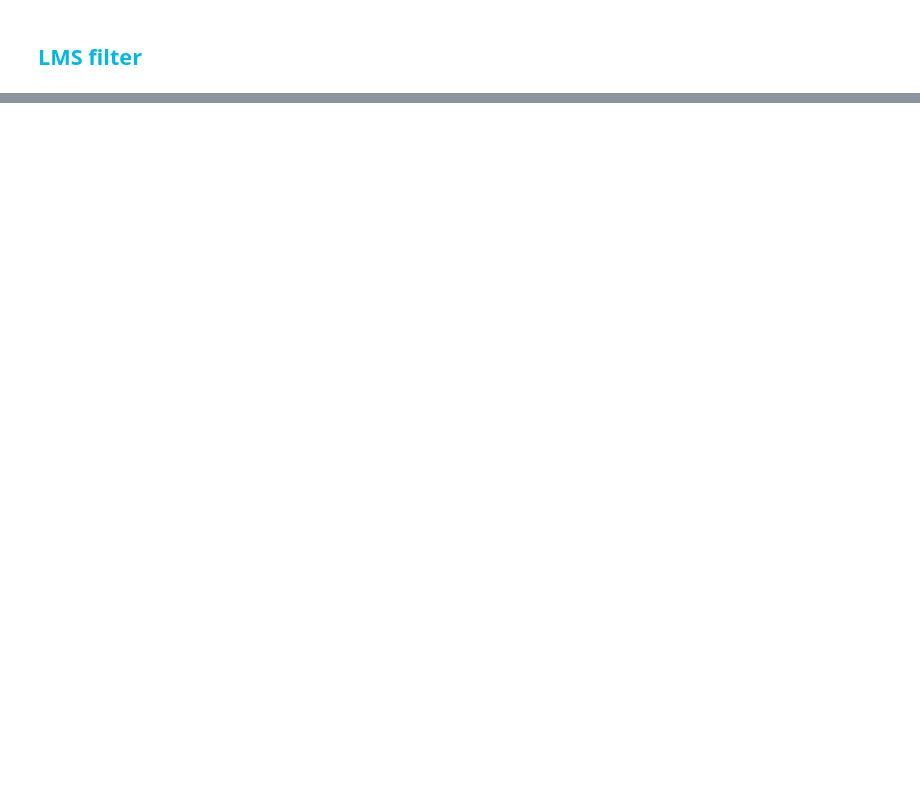
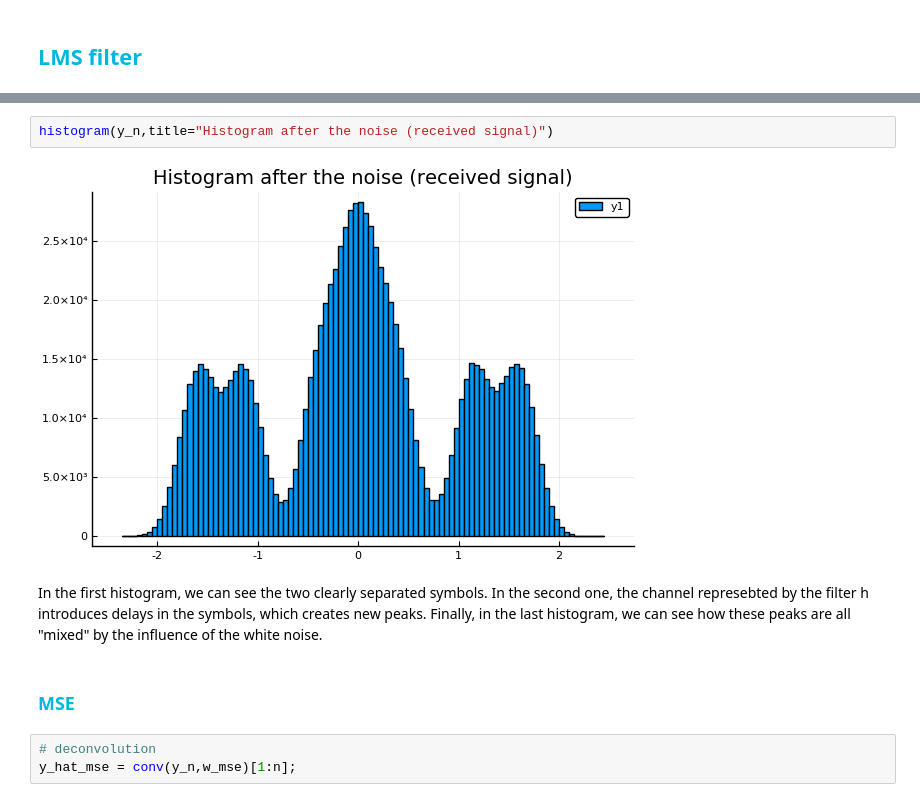
Before and after one commit to gonzaq94/Numerical-Methods-projects, a Jupyter notebook: LMS equalization for digital data recovery.ipynb, the cells around one changed output, grey strips where cells are left out. Drawn from its saved outputs; the diff is of its cells as text; blank space fills up the shorter version.

```diff
--- a/LMS equalization for digital data recovery.ipynb
+++ b/LMS equalization for digital data recovery.ipynb
@@ -168,0 +176,11 @@ w_mse
+# %%
+histogram(y_n,title="Histogram after the noise (received signal)")
+# %% [output]
+[figure, added]
+# %% [markdown]
+In the first histogram, we can see the two clearly separated symbols. In the second one, the channel represebted by the filter h introduces delays in the symbols, which creates new peaks. Finally, in the last histogram, we can see how these peaks are all "mixed" by the influence of the white noise.
+# %% [markdown]
+### <span style="color:#00B8DE"> MSE </span>
+# %%
+# deconvolution
+y_hat_mse = conv(y_n,w_mse)[1:n];
```
Also changed, not shown: parts of 67 cells of this notebook.
